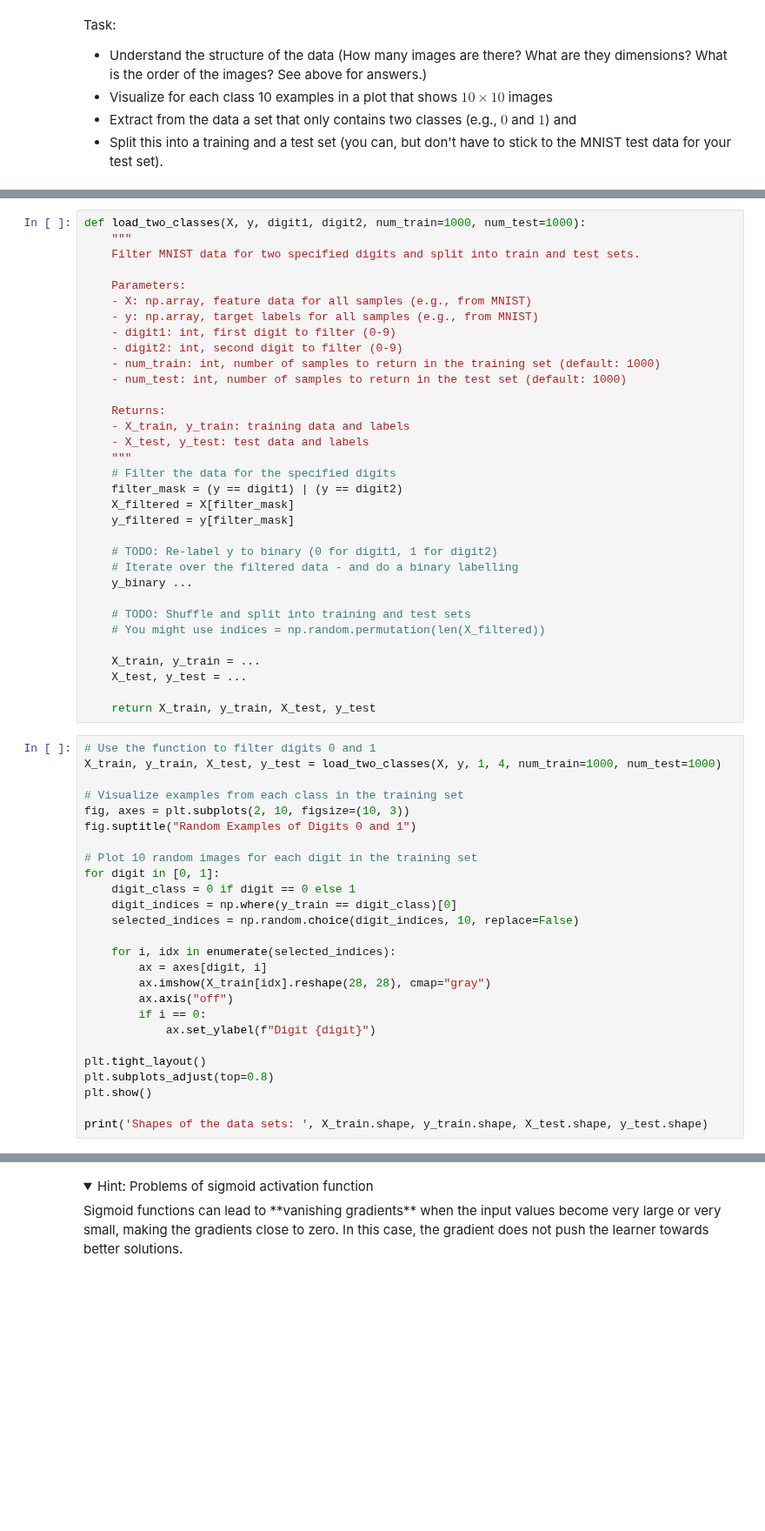
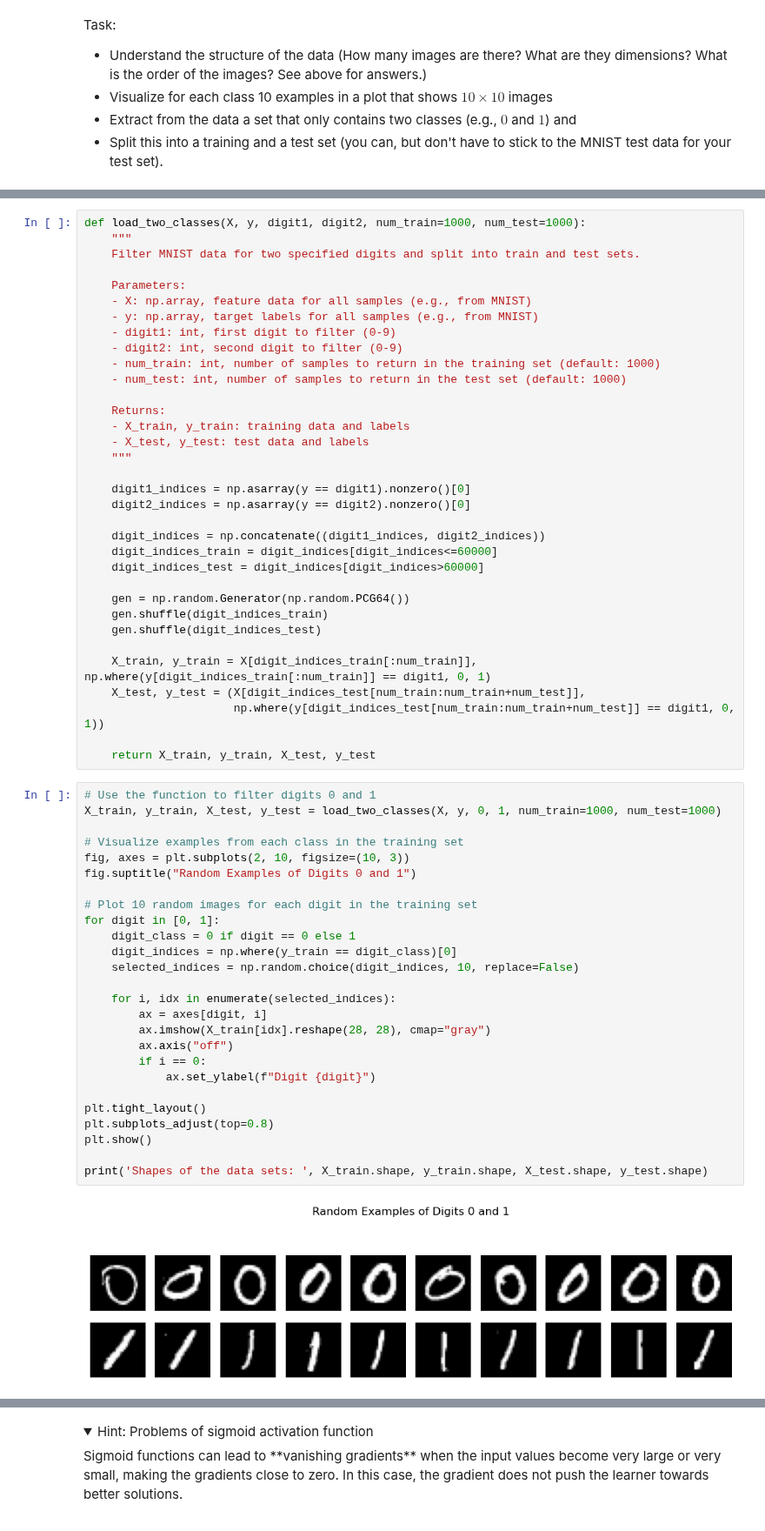
Before and after one commit to MarvinKohnen/deep-reinforcement-learning, a Jupyter notebook: drl_deep_course/4_Classification/4_A_Classification.ipynb, the cells around one changed output, grey strips where cells are left out. Shown at 87% size. Drawn from its saved outputs; the diff is of its cells as text; folded sections open; blank space fills up the shorter version.

```diff
--- a/drl_deep_course/4_Classification/4_A_Classification.ipynb
+++ b/drl_deep_course/4_Classification/4_A_Classification.ipynb
@@ -81,45 +83,48 @@ def load_two_classes(X, y, digit1, digit2, num_train=1000, num_test=1000):
     - X_train, y_train: training data and labels
     - X_test, y_test: test data and labels
     """
-    # Filter the data for the specified digits
-    filter_mask = (y == digit1) | (y == digit2)
-    X_filtered = X[filter_mask]
-    y_filtered = y[filter_mask]
 
-    # TODO: Re-label y to binary (0 for digit1, 1 for digit2)
-    # Iterate over the filtered data - and do a binary labelling
-    y_binary ...
+    digit1_indices = np.asarray(y == digit1).nonzero()[0]
+    digit2_indices = np.asarray(y == digit2).nonzero()[0]
 
-    # TODO: Shuffle and split into training and test sets
-    # You might use indices = np.random.permutation(len(X_filtered))
+    digit_indices = np.concatenate((digit1_indices, digit2_indices))
+    digit_indices_train = digit_indices[digit_indices<=60000]
+    digit_indices_test = digit_indices[digit_indices>60000]
 
-    X_train, y_train = ...
-    X_test, y_test = ...
+    gen = np.random.Generator(np.random.PCG64())
+    gen.shuffle(digit_indices_train)
+    gen.shuffle(digit_indices_test)
+
+    X_train, y_train = X[digit_indices_train[:num_train]], np.where(y[digit_indices_train[:num_train]] == digit1, 0, 1)
+    X_test, y_test = (X[digit_indices_test[num_train:num_train+num_test]],
+                      np.where(y[digit_indices_test[num_train:num_train+num_test]] == digit1, 0, 1))
 
     return X_train, y_train, X_test, y_test
 # %%
 # Use the function to filter digits 0 and 1
-X_train, y_train, X_test, y_test = load_two_classes(X, y, 1, 4, num_train=1000, num_test=1000)
+X_train, y_train, X_test, y_test = load_two_classes(X, y, 0, 1, num_train=1000, num_test=1000)
 
 # Visualize examples from each class in the training set
 fig, axes = plt.subplots(2, 10, figsize=(10, 3))
 fig.suptitle("Random Examples of Digits 0 and 1")
 
 # Plot 10 random images for each digit in the training set
 for digit in [0, 1]:
     digit_class = 0 if digit == 0 else 1
     digit_indices = np.where(y_train == digit_class)[0]
     selected_indices = np.random.choice(digit_indices, 10, replace=False)
 
     for i, idx in enumerate(selected_indices):
         ax = axes[digit, i]
         ax.imshow(X_train[idx].reshape(28, 28), cmap="gray")
         ax.axis("off")
         if i == 0:
             ax.set_ylabel(f"Digit {digit}")
 
 plt.tight_layout()
 plt.subplots_adjust(top=0.8)
 plt.show()
 
 print('Shapes of the data sets: ', X_train.shape, y_train.shape, X_test.shape, y_test.shape)
+# %% [output]
+[figure, added]
```
Also changed, not shown: parts of 11 cells of this notebook.
